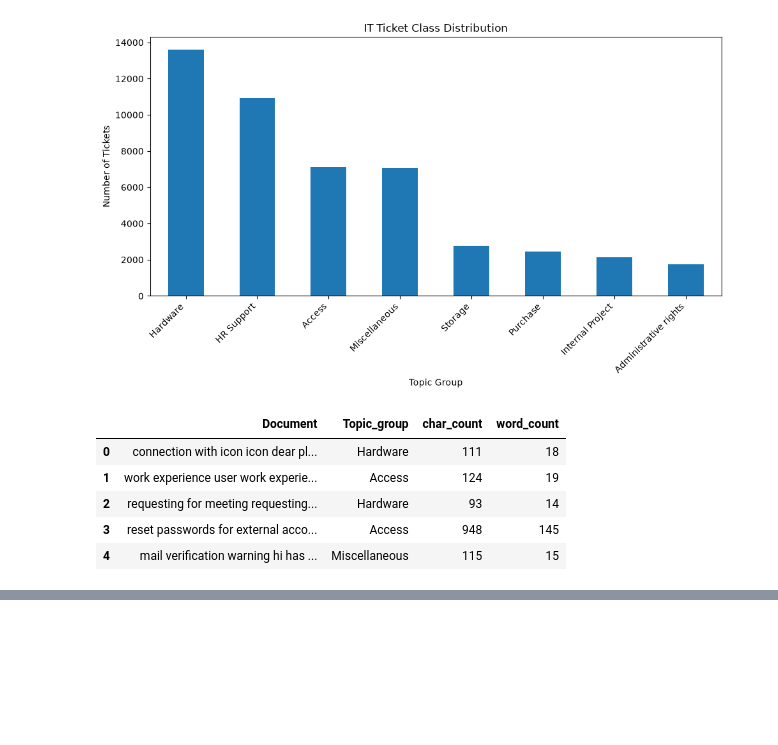
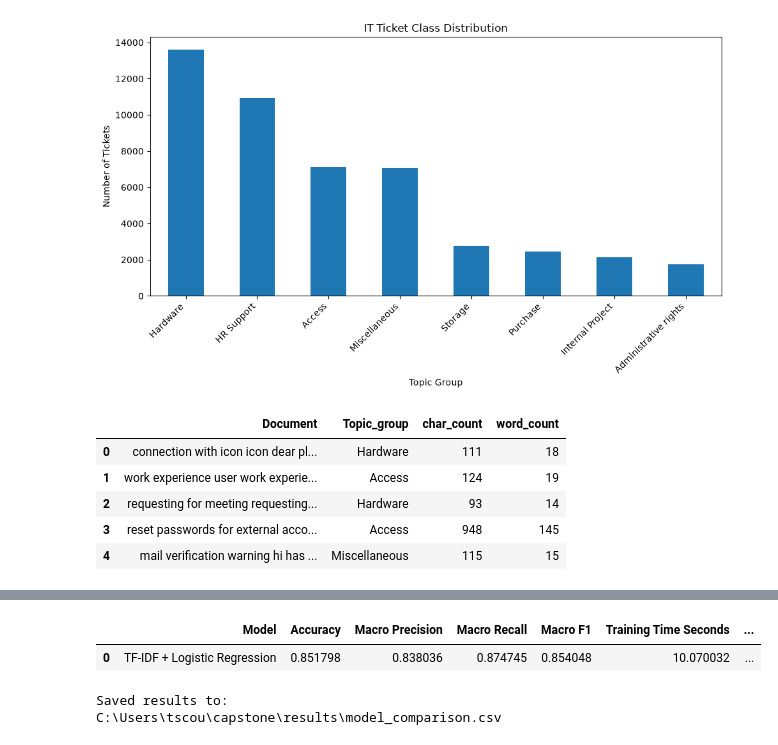
Before and after one commit to tscouton/capstone, a Jupyter notebook: notebooks/01_data_exploration.ipynb, the cells around one changed output, grey strips where cells are left out. Drawn from its saved outputs; the diff is of its cells as text; code cells hidden in the pictures; blank space fills up the shorter version.

```diff
--- a/notebooks/01_data_exploration.ipynb
+++ b/notebooks/01_data_exploration.ipynb
@@ -161,0 +227,21 @@ df[["Document", "Topic_group", "char_count", "word_count"]].head()
+# %%
+from sklearn.metrics import (
+    accuracy_score,
+    precision_score,
+    recall_score,
+    f1_score,
+    classification_report
+)
+
+accuracy = accuracy_score(y_test, y_pred)
+macro_precision = precision_score(y_test, y_pred, average="macro")
+macro_recall = recall_score(y_test, y_pred, average="macro")
+macro_f1 = f1_score(y_test, y_pred, average="macro")
+
+print("Accuracy:", round(accuracy, 4))
+print("Macro Precision:", round(macro_precision, 4))
+print("Macro Recall:", round(macro_recall, 4))
+print("Macro F1:", round(macro_f1, 4))
+
+print("\nClassification Report:")
+print(classification_report(y_test, y_pred))
@@ -161,0 +287,28 @@ df[["Document", "Topic_group", "char_count", "word_count"]].head()
+# %%
+baseline_results = pd.DataFrame({
+    "Model": ["TF-IDF + Logistic Regression"],
+    "Accuracy": [accuracy],
+    "Macro Precision": [macro_precision],
+    "Macro Recall": [macro_recall],
+    "Macro F1": [macro_f1],
+    "Training Time Seconds": [train_time],
+    "Inference Time Seconds": [inference_time]
+})
+
+baseline_results
+# %% [output]
+|  | Model | Accuracy | Macro Precision | Macro Recall | Macro F1 | Training Time Seconds | ... |
+| 0 | TF-IDF + Logistic Regression | 0.851798 | 0.838036 | 0.874745 | 0.854048 | 10.070032 | ... |
+# %%
+results_file = RESULTS_DIR / "model_comparison.csv"
+
+baseline_results.to_csv(
+    results_file,
+    index=False
+)
+
+print("Saved results to:")
+print(results_file)
+# %% [output]
+Saved results to:
+C:\Users\tscou\capstone\results\model_comparison.csv
```
Also changed, not shown: parts of 6 cells of this notebook, 3 other files.
